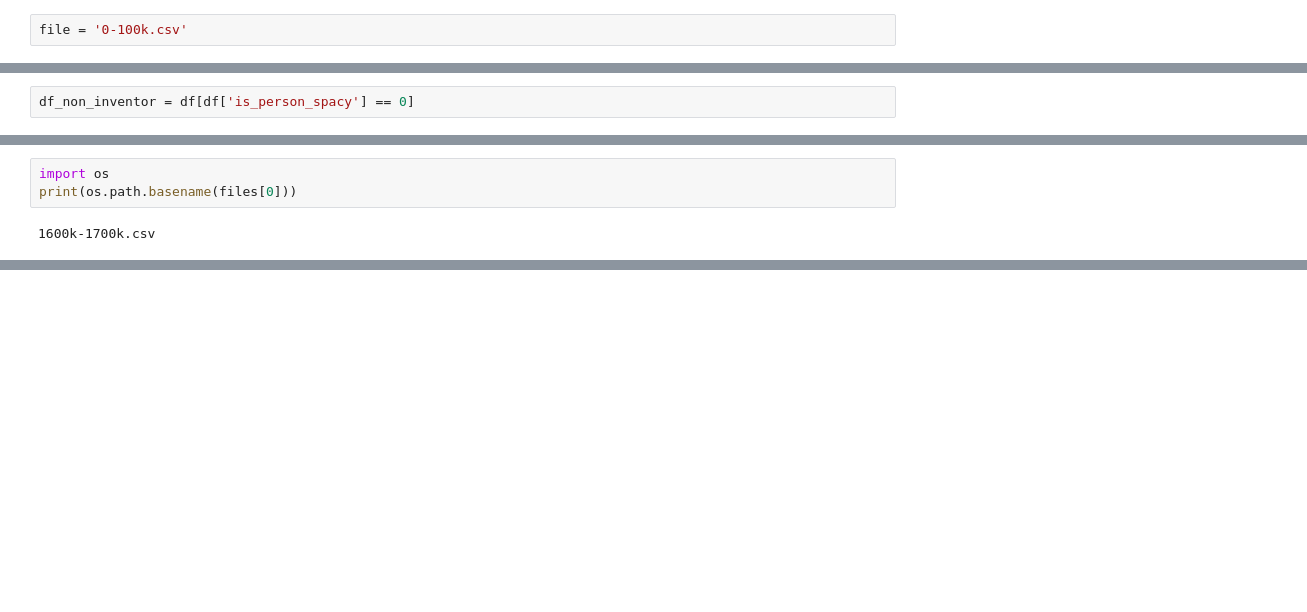
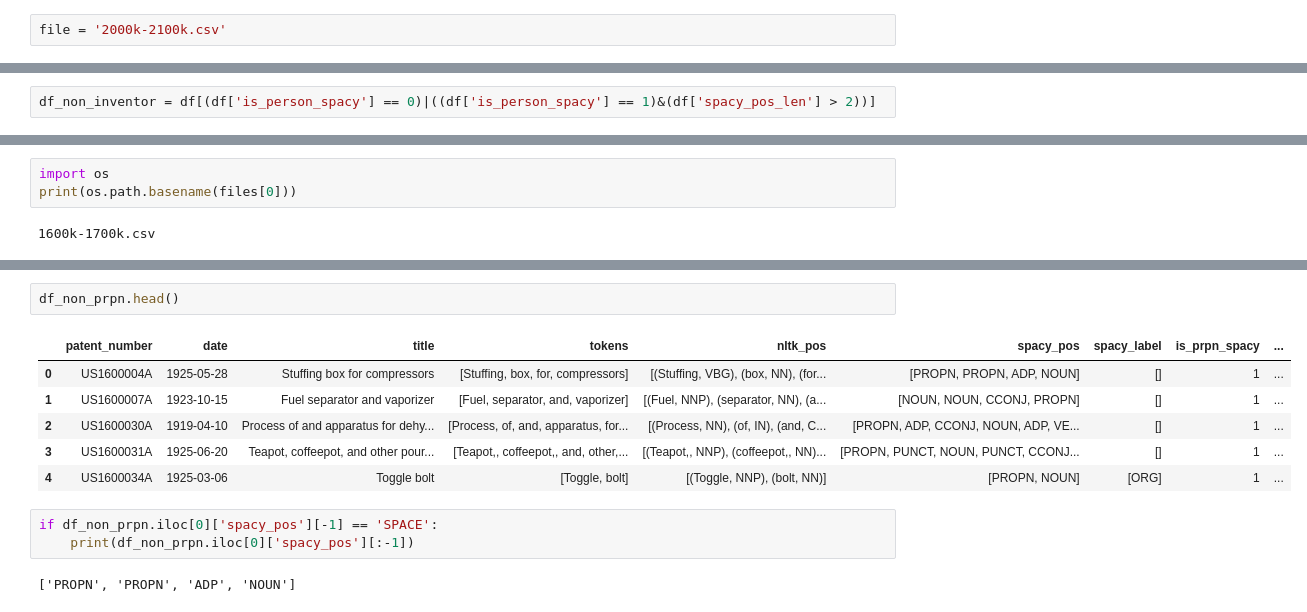
Before and after one commit to harish3110/patent_scraping, a Jupyter notebook: nbs/EDA.ipynb, the cells around one changed output, grey strips where cells are left out. Drawn from its saved outputs; the diff is of its cells as text; blank space fills up the shorter version.

```diff
--- a/nbs/EDA.ipynb
+++ b/nbs/EDA.ipynb
@@ -5,7 +5,7 @@ from ast import literal_eval
 pd.set_option('display.max_colwidth', None)
 pd.set_option('display.max_rows', 100)
 # %%
-file = '0-100k.csv'
+file = '2000k-2100k.csv'
 # %%
 df = pd.read_csv(f'../data/preprocessed/{file}', converters={'tokens': literal_eval, 'nltk_pos': literal_eval, 'spacy_pos': literal_eval,'spacy_label': literal_eval,})
 df.head()
@@ -48,2 +85,2 @@ df_inventor[['title']].head(20)
 # %%
-df_non_inventor = df[df['is_person_spacy'] == 0]
+df_non_inventor = df[(df['is_person_spacy'] == 0)|((df['is_person_spacy'] == 1)&(df['spacy_pos_len'] > 2))]
@@ -285,0 +561,14 @@ print(os.path.basename(files[0]))
+# %%
+df_non_prpn.head()
+# %% [output]
+|  | patent_number | date | title | tokens | nltk_pos | spacy_pos | spacy_label | is_prpn_spacy | ... |
+| 0 | US1600004A | 1925-05-28 | Stuffing box for compressors | [Stuffing, box, for, compressors] | [(Stuffing, VBG), (box, NN), (for... | [PROPN, PROPN, ADP, NOUN] | [] | 1 | ... |
+| 1 | US1600007A | 1923-10-15 | Fuel separator and vaporizer | [Fuel, separator, and, vaporizer] | [(Fuel, NNP), (separator, NN), (a... | [NOUN, NOUN, CCONJ, PROPN] | [] | 1 | ... |
+| 2 | US1600030A | 1919-04-10 | Process of and apparatus for dehy... | [Process, of, and, apparatus, for... | [(Process, NN), (of, IN), (and, C... | [PROPN, ADP, CCONJ, NOUN, ADP, VE... | [] | 1 | ... |
+| 3 | US1600031A | 1925-06-20 | Teapot, coffeepot, and other pour... | [Teapot,, coffeepot,, and, other,... | [(Teapot,, NNP), (coffeepot,, NN)... | [PROPN, PUNCT, NOUN, PUNCT, CCONJ... | [] | 1 | ... |
+| 4 | US1600034A | 1925-03-06 | Toggle bolt | [Toggle, bolt] | [(Toggle, NNP), (bolt, NN)] | [PROPN, NOUN] | [ORG] | 1 | ... |
+# %%
+if df_non_prpn.iloc[0]['spacy_pos'][-1] == 'SPACE':
+    print(df_non_prpn.iloc[0]['spacy_pos'][:-1])
+# %% [output]
+['PROPN', 'PROPN', 'ADP', 'NOUN']
```
Also changed, not shown: parts of 21 cells of this notebook, 1 other file.
